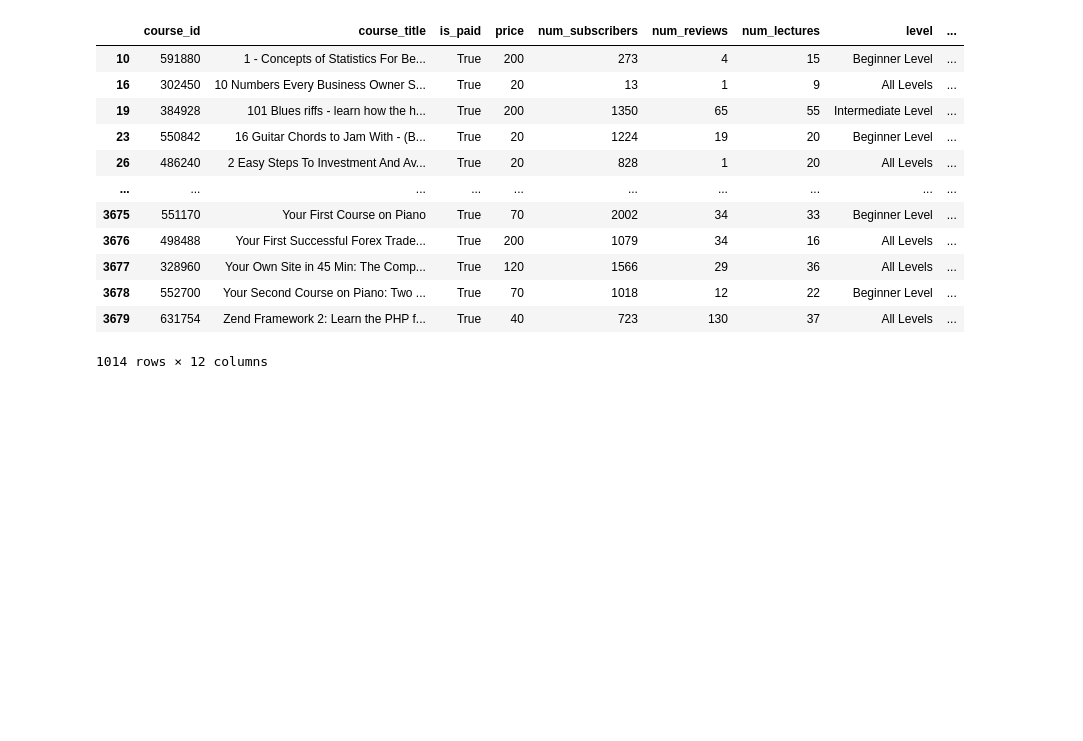
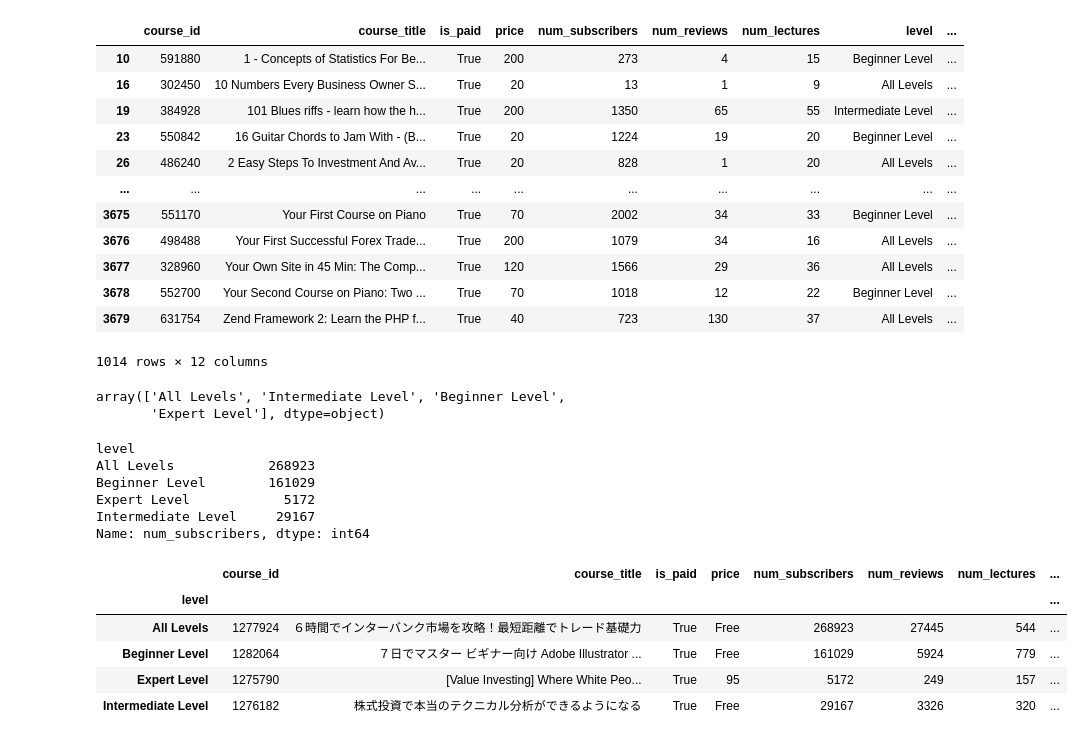
Before and after one commit to Tanay-Dwivedi/Udemy-Courses-Data-Analysis, a Jupyter notebook: udemy_courses_data_analysis.ipynb, the cells around one changed output. Cells and saved outputs as stored; diff of their text form; code cells hidden in the pictures; blank space fills up the shorter version.

Commit message:
Udemy Courses Data Analysis

```diff
--- a/udemy_courses_data_analysis.ipynb
+++ b/udemy_courses_data_analysis.ipynb
@@ -262,4 +262,27 @@ df[df["Year"] == 2015]
 | 3679 | 631754 | Zend Framework 2: Learn the PHP f... | True | 40 | 723 | 130 | 37 | All Levels | ... |
 1014 rows × 12 columns
 # %%
-# max number
+# max number number of subscribers for each level
+
+df["level"].unique()
+# %% [output]
+array(['All Levels', 'Intermediate Level', 'Beginner Level',
+       'Expert Level'], dtype=object)
+# %%
+df.groupby("level")["num_subscribers"].max()
+# %% [output]
+level
+All Levels            268923
+Beginner Level        161029
+Expert Level            5172
+Intermediate Level     29167
+Name: num_subscribers, dtype: int64
+# %%
+df.groupby("level").max()
+# %% [output]
+|  | course_id | course_title | is_paid | price | num_subscribers | num_reviews | num_lectures | ... |
+| level |  |  |  |  |  |  |  | ... |
+| All Levels | 1277924 | ６時間でインターバンク市場を攻略！最短距離でトレード基礎力 | True | Free | 268923 | 27445 | 544 | ... |
+| Beginner Level | 1282064 | ７日でマスター ビギナー向け Adobe Illustrator ... | True | Free | 161029 | 5924 | 779 | ... |
+| Expert Level | 1275790 | [Value Investing] Where White Peo... | True | 95 | 5172 | 249 | 157 | ... |
+| Intermediate Level | 1276182 | 株式投資で本当のテクニカル分析ができるようになる | True | Free | 29167 | 3326 | 320 | ... |
```
